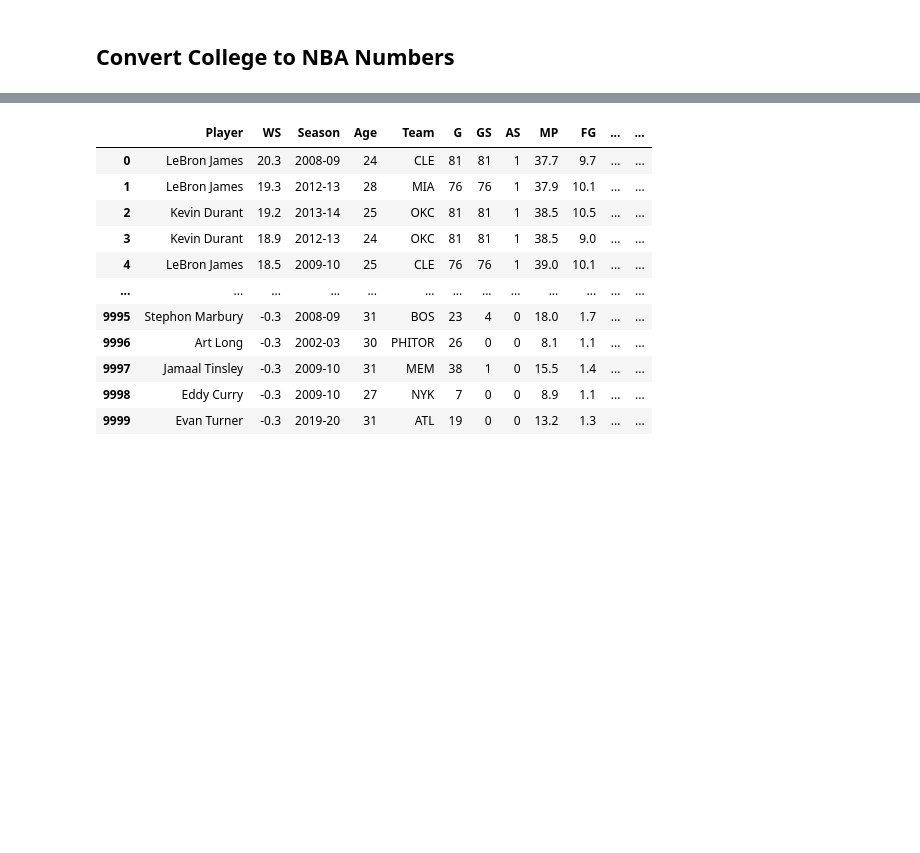
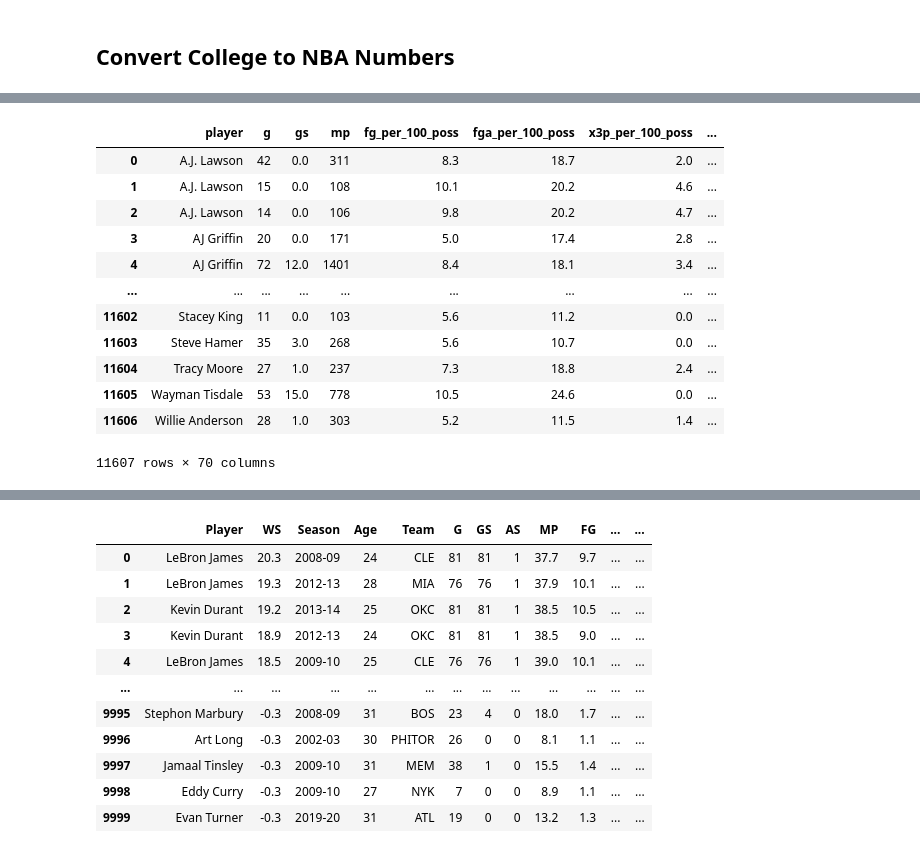
Before and after one commit to sean-r-duffy/nba-analytics, a Jupyter notebook: notebooks/college_player_comps_NC.ipynb, the cells around one changed output, grey strips where cells are left out. Cells and saved outputs as stored; diff of their text form; code cells hidden in the pictures; blank space fills up the shorter version.

```diff
--- a/notebooks/college_player_comps_NC.ipynb
+++ b/notebooks/college_player_comps_NC.ipynb
@@ -374,0 +372,17 @@ rookie_college_comparisons
+# %%
+player_clean = player_clean.drop(["seas_id", "season", "player_id", "age", "experience", "tm", "person_id"], axis = 1)
+player_clean
+# %% [output]
+|  | player | g | gs | mp | fg_per_100_poss | fga_per_100_poss | x3p_per_100_poss | ... |
+| 0 | A.J. Lawson | 42 | 0.0 | 311 | 8.3 | 18.7 | 2.0 | ... |
+| 1 | A.J. Lawson | 15 | 0.0 | 108 | 10.1 | 20.2 | 4.6 | ... |
+| 2 | A.J. Lawson | 14 | 0.0 | 106 | 9.8 | 20.2 | 4.7 | ... |
+| 3 | AJ Griffin | 20 | 0.0 | 171 | 5.0 | 17.4 | 2.8 | ... |
+| 4 | AJ Griffin | 72 | 12.0 | 1401 | 8.4 | 18.1 | 3.4 | ... |
+| ... | ... | ... | ... | ... | ... | ... | ... | ... |
+| 11602 | Stacey King | 11 | 0.0 | 103 | 5.6 | 11.2 | 0.0 | ... |
+| 11603 | Steve Hamer | 35 | 3.0 | 268 | 5.6 | 10.7 | 0.0 | ... |
+| 11604 | Tracy Moore | 27 | 1.0 | 237 | 7.3 | 18.8 | 2.4 | ... |
+| 11605 | Wayman Tisdale | 53 | 15.0 | 778 | 10.5 | 24.6 | 0.0 | ... |
+| 11606 | Willie Anderson | 28 | 1.0 | 303 | 5.2 | 11.5 | 1.4 | ... |
+11607 rows × 70 columns
```
Also changed, not shown: parts of 9 cells of this notebook, 2 other files.
